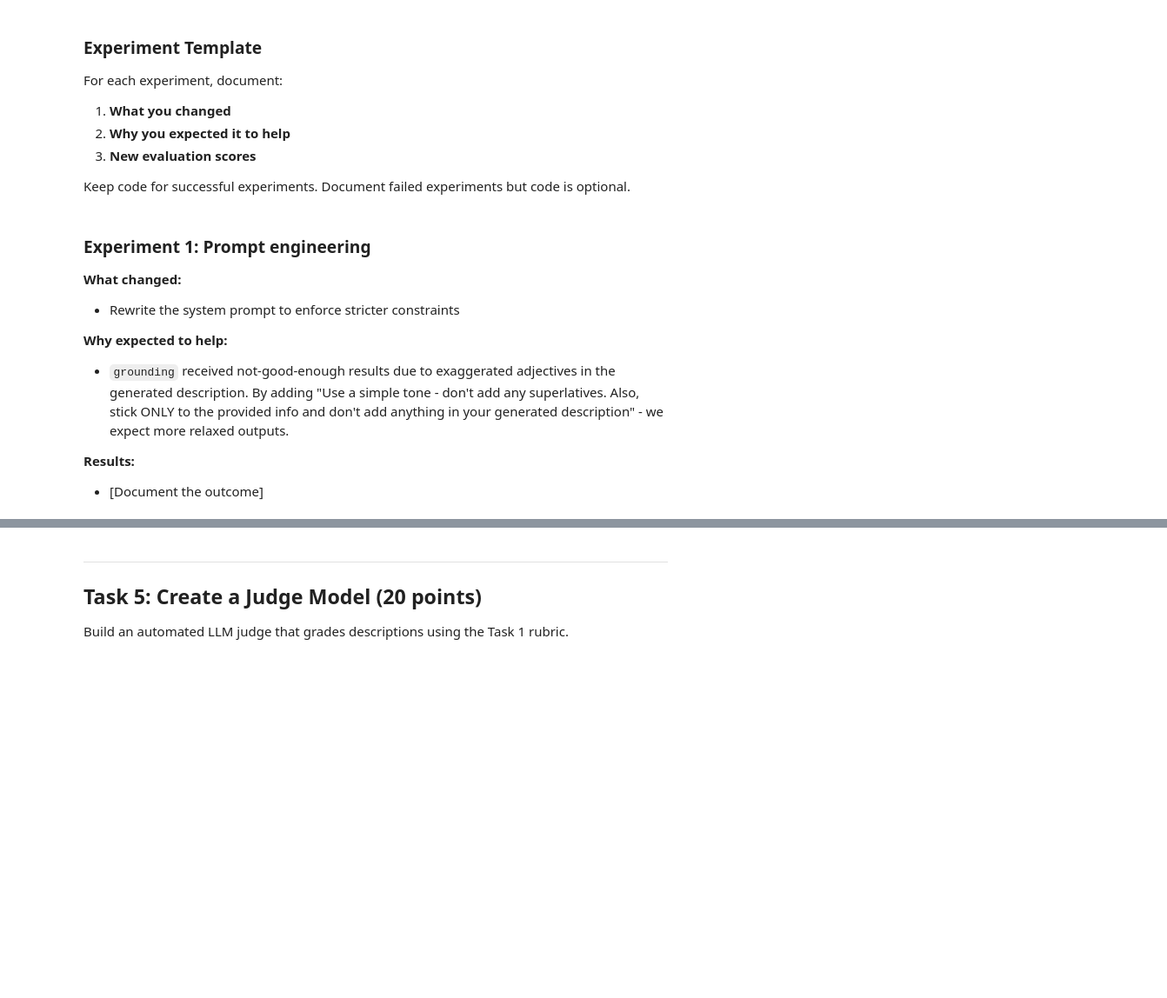
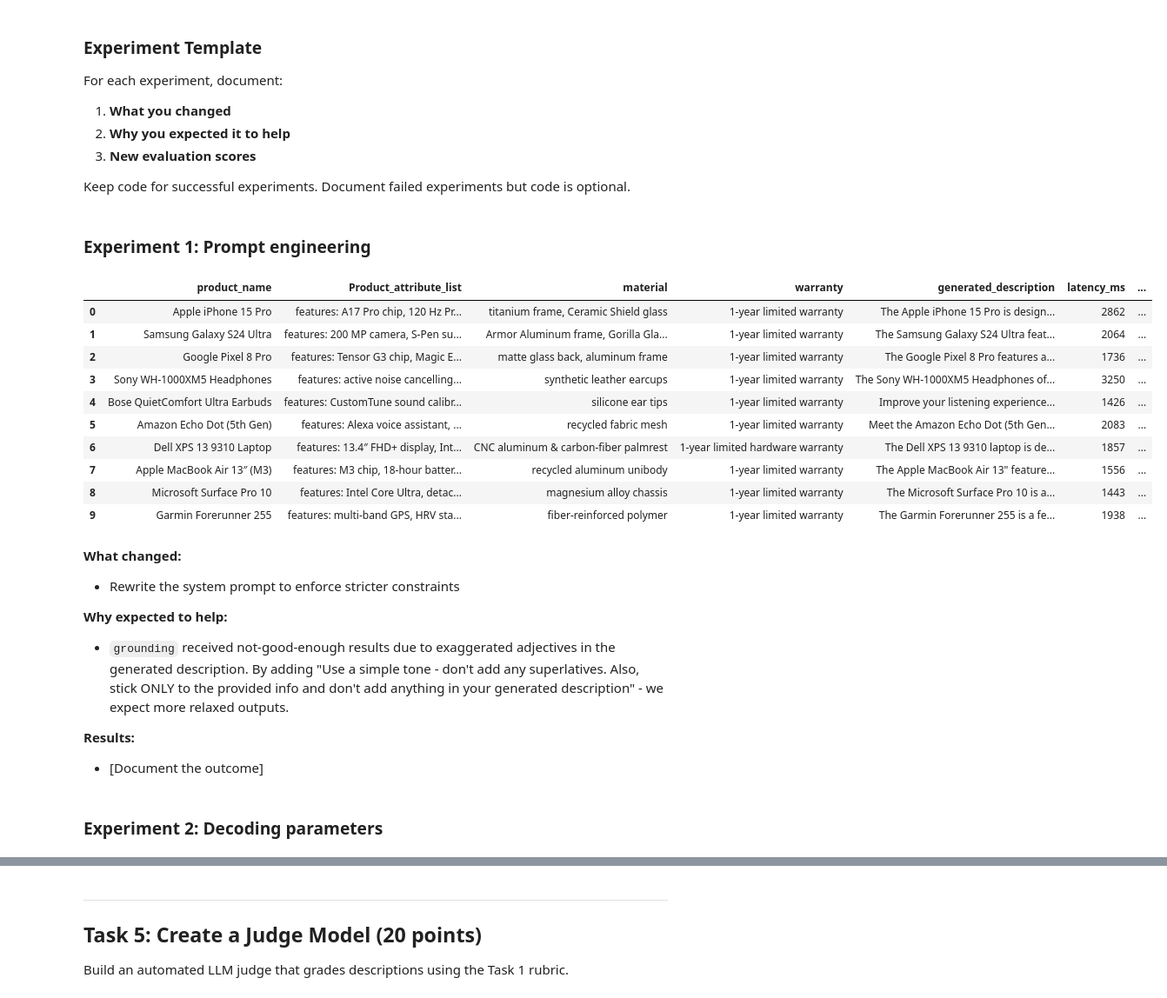
Before and after one commit to Nesher123/AI-Performance-Engineering-Course, a Jupyter notebook: assignment_01_solution.ipynb, the cells around one changed output, grey strips where cells are left out. Shown at 87% size. Cells and saved outputs as stored; diff of their text form; code cells hidden in the pictures; blank space fills up the shorter version.

Commit message:
ran task 4 experiment 1 after refactoring notebook for easy reuse

```diff
--- a/assignment_01_solution.ipynb
+++ b/assignment_01_solution.ipynb
@@ -727,0 +839,2 @@ Keep code for successful experiments. Document failed experiments but code is op
+# %% [markdown]
+### Experiment 1: Prompt engineering
@@ -728,6 +954,18 @@ Keep code for successful experiments. Document failed experiments but code is op
+# %%
+exp1_df
+# %% [output]
+|  | product_name | Product_attribute_list | material | warranty | generated_description | latency_ms | ... |
+| 0 | Apple iPhone 15 Pro | features: A17 Pro chip, 120 Hz Pr... | titanium frame, Ceramic Shield glass | 1-year limited warranty | The Apple iPhone 15 Pro is design... | 2862 | ... |
+| 1 | Samsung Galaxy S24 Ultra | features: 200 MP camera, S-Pen su... | Armor Aluminum frame, Gorilla Gla... | 1-year limited warranty | The Samsung Galaxy S24 Ultra feat... | 2064 | ... |
+| 2 | Google Pixel 8 Pro | features: Tensor G3 chip, Magic E... | matte glass back, aluminum frame | 1-year limited warranty | The Google Pixel 8 Pro features a... | 1736 | ... |
+| 3 | Sony WH-1000XM5 Headphones | features: active noise cancelling... | synthetic leather earcups | 1-year limited warranty | The Sony WH-1000XM5 Headphones of... | 3250 | ... |
+| 4 | Bose QuietComfort Ultra Earbuds | features: CustomTune sound calibr... | silicone ear tips | 1-year limited warranty | Improve your listening experience... | 1426 | ... |
+| 5 | Amazon Echo Dot (5th Gen) | features: Alexa voice assistant, ... | recycled fabric mesh | 1-year limited warranty | Meet the Amazon Echo Dot (5th Gen... | 2083 | ... |
+| 6 | Dell XPS 13 9310 Laptop | features: 13.4″ FHD+ display, Int... | CNC aluminum & carbon-fiber palmrest | 1-year limited hardware warranty | The Dell XPS 13 9310 laptop is de... | 1857 | ... |
+| 7 | Apple MacBook Air 13″ (M3) | features: M3 chip, 18-hour batter... | recycled aluminum unibody | 1-year limited warranty | The Apple MacBook Air 13" feature... | 1556 | ... |
+| 8 | Microsoft Surface Pro 10 | features: Intel Core Ultra, detac... | magnesium alloy chassis | 1-year limited warranty | The Microsoft Surface Pro 10 is a... | 1443 | ... |
+| 9 | Garmin Forerunner 255 | features: multi-band GPS, HRV sta... | fiber-reinforced polymer | 1-year limited warranty | The Garmin Forerunner 255 is a fe... | 1938 | ... |
 # %% [markdown]
-### Experiment 1: Prompt engineering
-
 **What changed:**
 - Rewrite the system prompt to enforce stricter constraints
 
@@ -741,0 +977,2 @@ Keep code for successful experiments. Document failed experiments but code is op
+# %% [markdown]
+### Experiment 2: Decoding parameters
```
Also changed, not shown: parts of 26 cells of this notebook, 3 other files.
